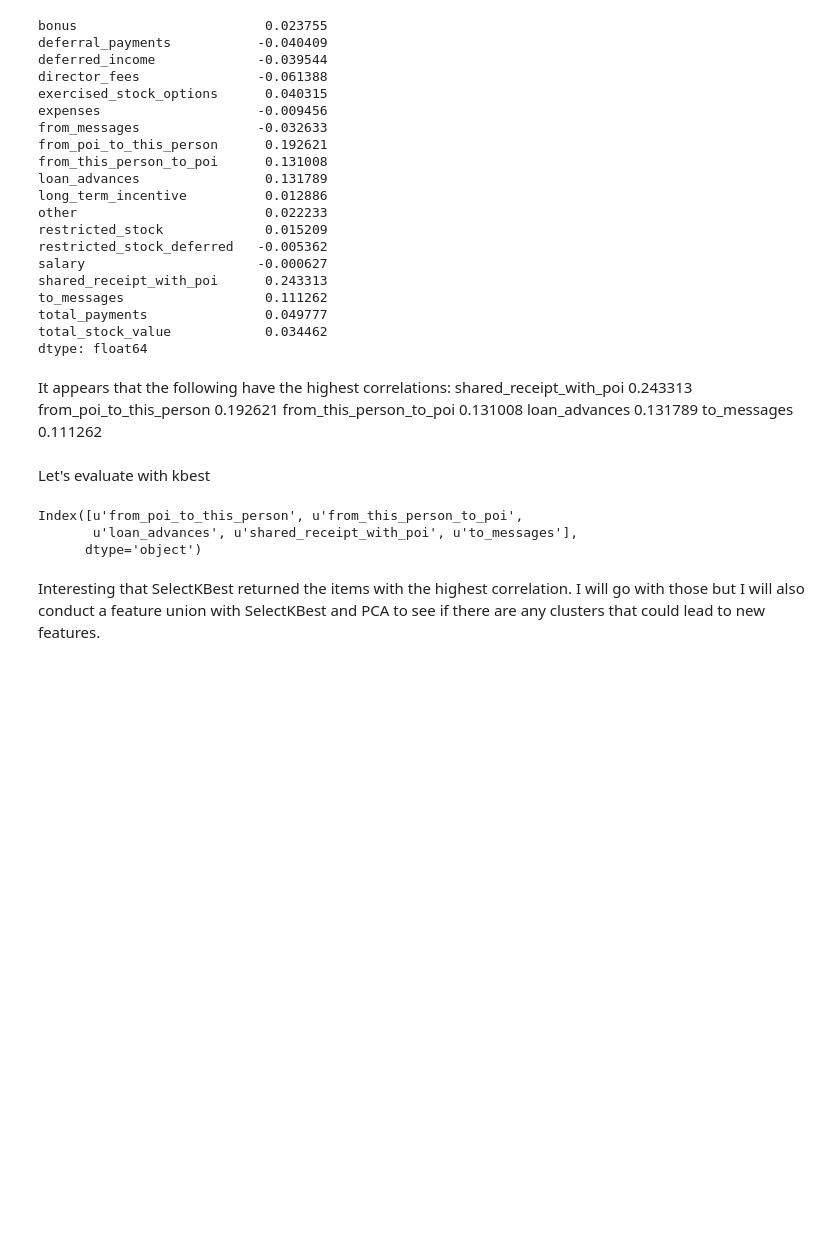
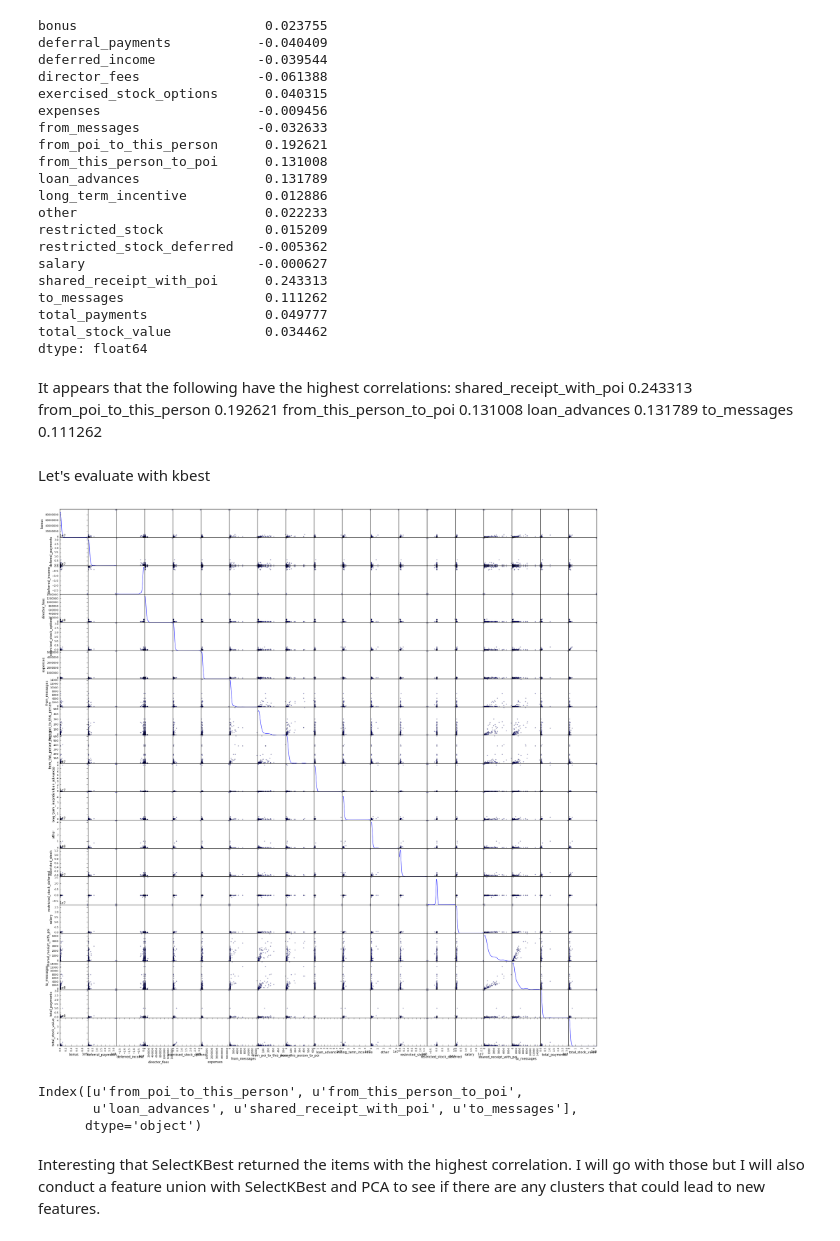
Before and after one commit to djhavera/MachineLearning, a Jupyter notebook: Enron_Project.ipynb, the cells around one changed output. Saved outputs shown, nothing was run; the diff lists cells and outputs as text; code cells hidden in the pictures; blank space fills up the shorter version.

```diff
--- a/Enron_Project.ipynb
+++ b/Enron_Project.ipynb
@@ -163,3 +138,7 @@ Let's evaluate with kbest
+# %%
+pd.scatter_matrix(df, alpha = 0.3, figsize = (30,30), diagonal = 'kde');
+# %% [output]
+[figure, added]
 # %%
 import numpy as np
 from sklearn.feature_selection import SelectKBest
```
Also changed, not shown: parts of 23 cells of this notebook.
